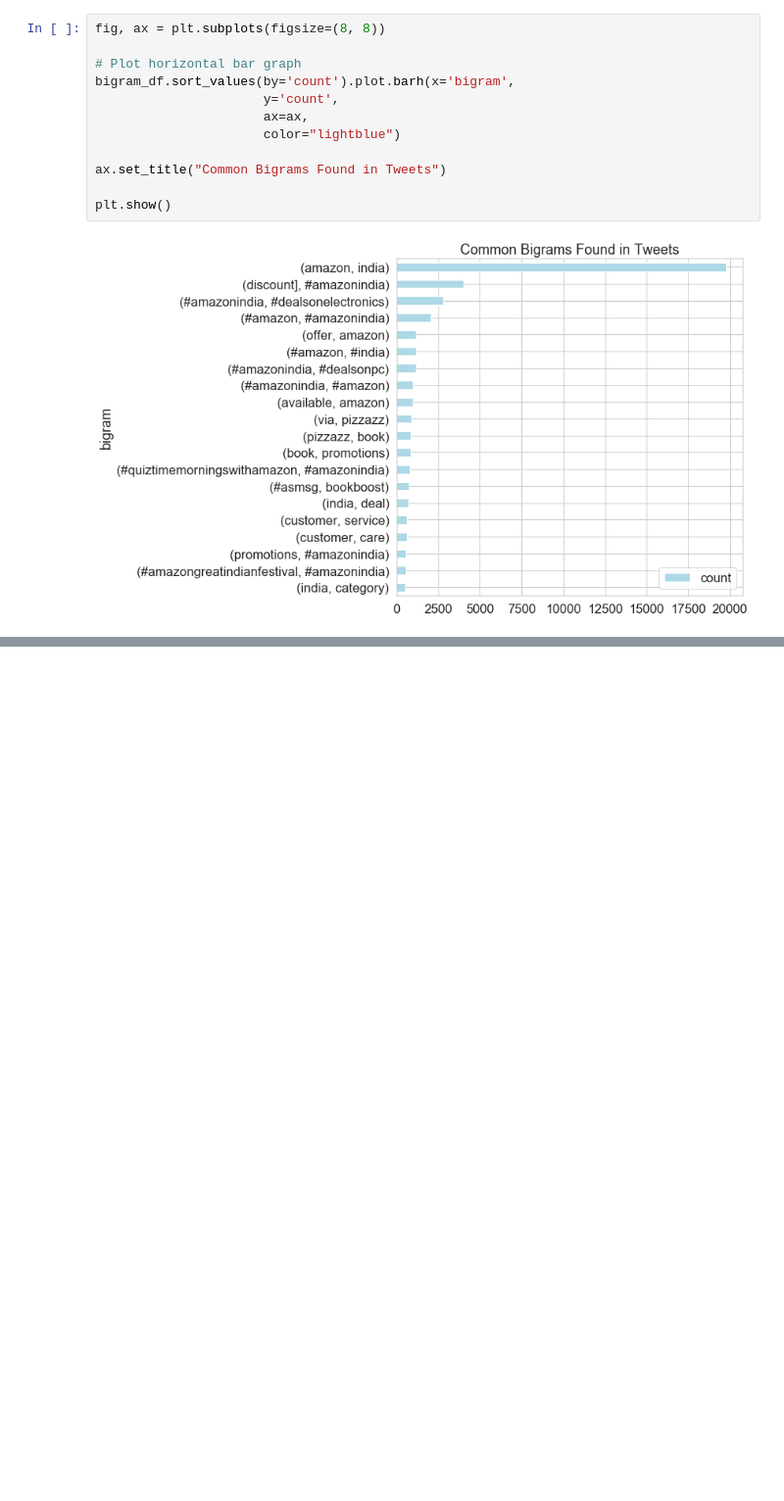
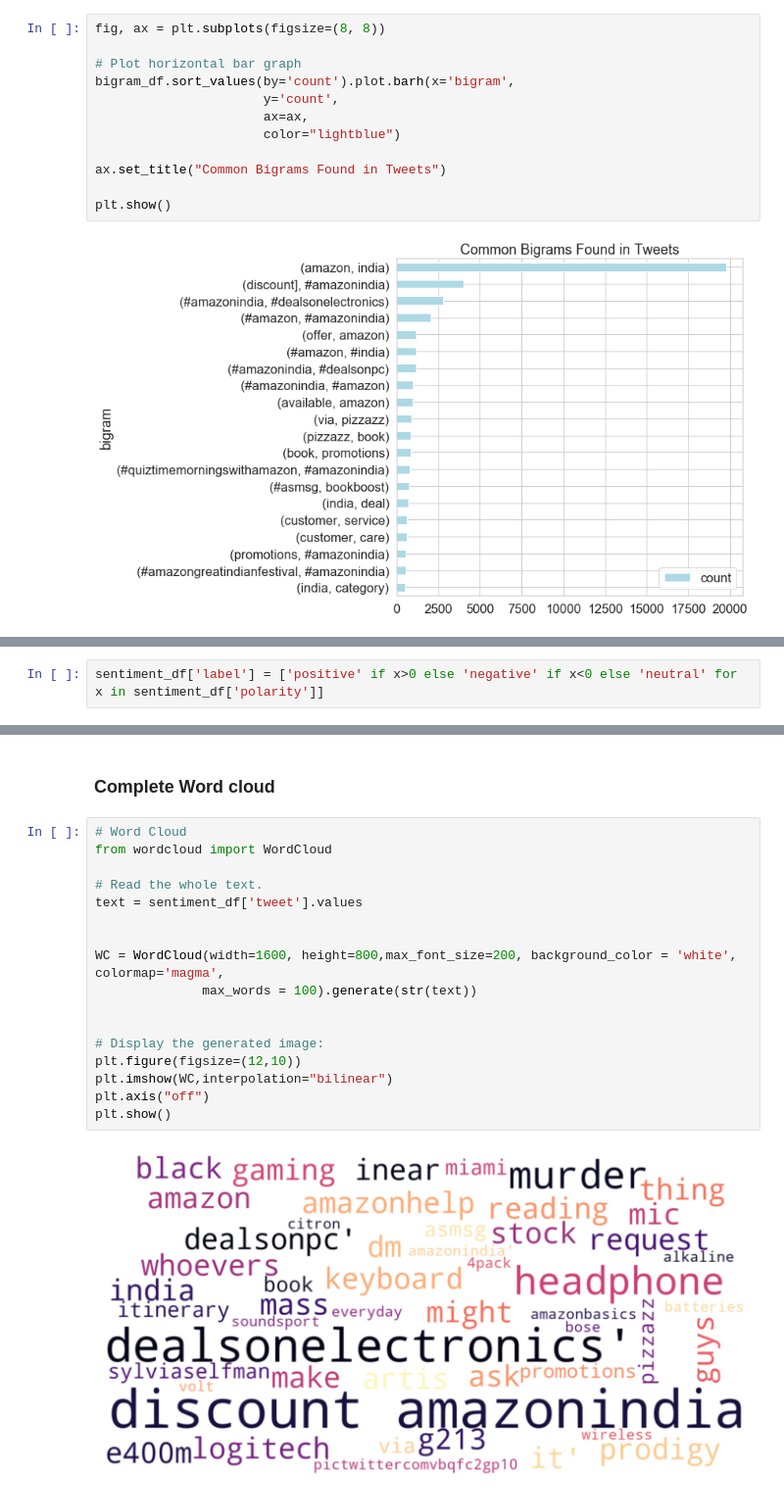
Before and after one commit to TH3C0D3F4TH3R/Twitter_Analysis, a Jupyter notebook: code/Analysis.ipynb, the cells around one changed output, grey strips where cells are left out. Shown at 98% size. Cells and saved outputs as stored; diff of their text form; blank space fills up the shorter version.

```diff
--- a/code/Analysis.ipynb
+++ b/code/Analysis.ipynb
@@ -302,0 +331,2 @@ plt.show()
+# %%
+sentiment_df['label'] = ['positive' if x>0 else 'negative' if x<0 else 'neutral' for x in sentiment_df['polarity']]
@@ -302,0 +347,21 @@ plt.show()
+# %% [markdown]
+### Complete Word cloud
+# %%
+# Word Cloud
+from wordcloud import WordCloud
+
+# Read the whole text.
+text = sentiment_df['tweet'].values
+
+
+WC = WordCloud(width=1600, height=800,max_font_size=200, background_color = 'white', colormap='magma',
+              max_words = 100).generate(str(text))
+
+
+# Display the generated image:
+plt.figure(figsize=(12,10))
+plt.imshow(WC,interpolation="bilinear")
+plt.axis("off")
+plt.show()
+# %% [output]
+[figure, added]
```
Also changed, not shown: parts of 22 cells of this notebook.
